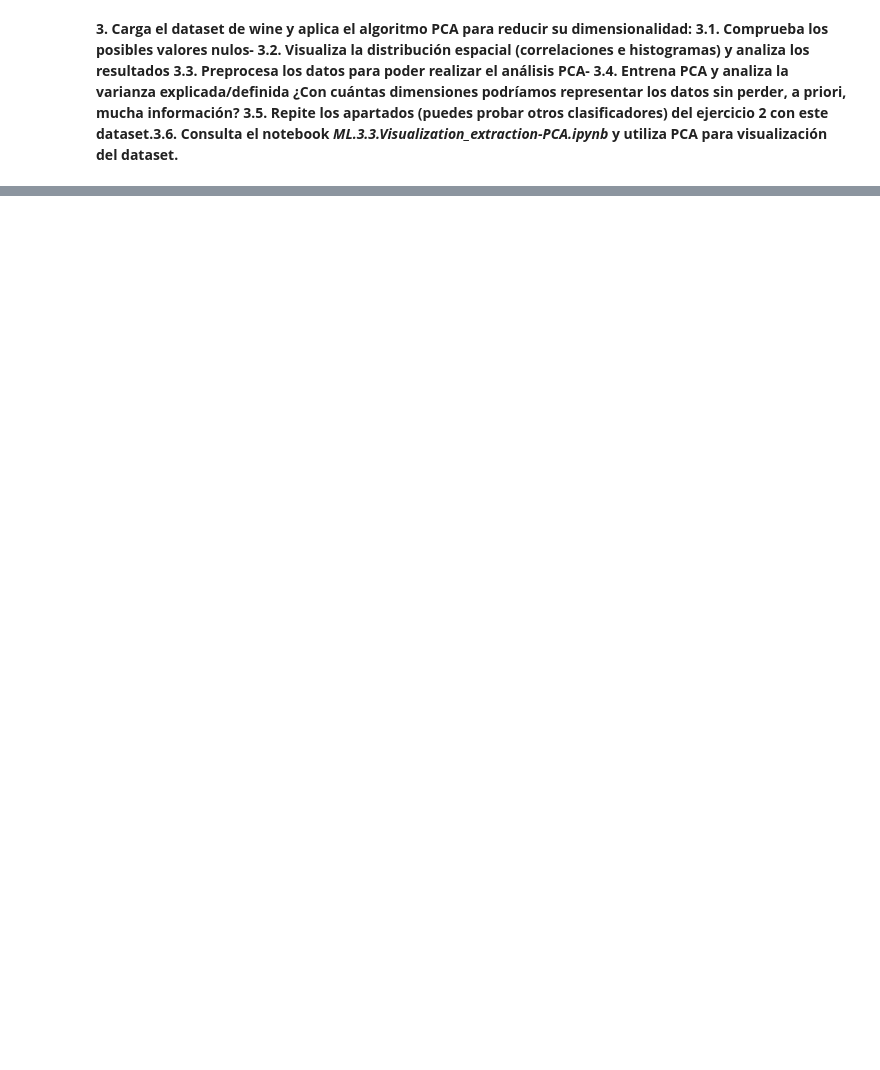
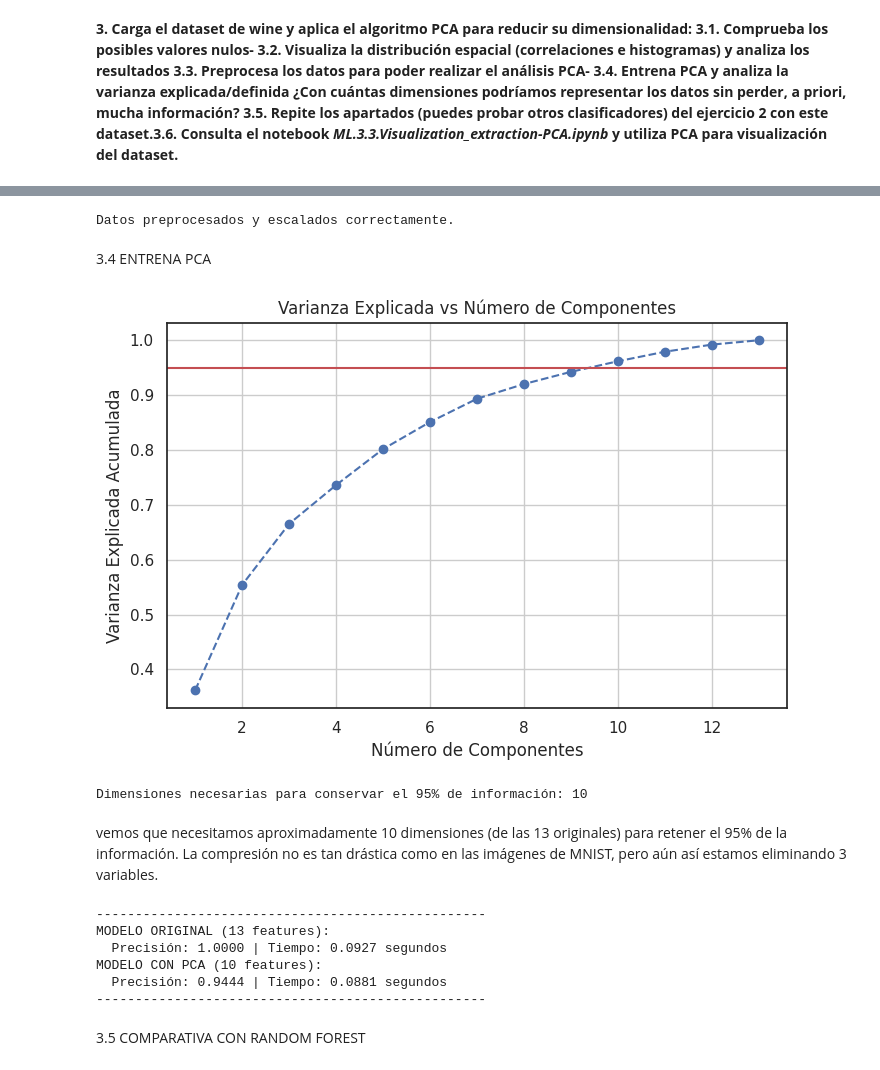
Before and after one commit to nickiiinicole/MACHINE_LEARNING_1UD, a Jupyter notebook: no-supervised/PCA-20260311/ML.3.3.Dim_Reduction-PCA.ipynb, the cells around one changed output, grey strips where cells are left out. Drawn from its saved outputs; the diff is of its cells as text; code cells hidden in the pictures; blank space fills up the shorter version.

```diff
--- a/no-supervised/PCA-20260311/ML.3.3.Dim_Reduction-PCA.ipynb
+++ b/no-supervised/PCA-20260311/ML.3.3.Dim_Reduction-PCA.ipynb
@@ -515,0 +578,78 @@ Precisión CON PCA  (Con reducción - 154 vars): 0.9458
+# %%
+from sklearn.preprocessing import StandardScaler
+
+scaler = StandardScaler()
+X_scaled = scaler.fit_transform(X)
+
+print("Datos preprocesados y escalados correctamente.")
+# %% [output]
+Datos preprocesados y escalados correctamente.
+# %% [markdown]
+3.4 ENTRENA PCA
+# %%
+pca_full = PCA()
+pca_full.fit(X_scaled)
+
+cumsum = np.cumsum(pca_full.explained_variance_ratio_)
+
+plt.figure(figsize=(8, 5))
+plt.plot(range(1, 14), cumsum, marker='o', linestyle='--')
+plt.axhline(y=0.95, color='r', linestyle='-')
+plt.xlabel('Número de Componentes')
+plt.ylabel('Varianza Explicada Acumulada')
+plt.title('Varianza Explicada vs Número de Componentes')
+plt.grid(True)
+plt.show()
+
+d_optimo = np.argmax(cumsum >= 0.95) + 1
+print(f"Dimensiones necesarias para conservar el 95% de información: {d_optimo}")
+# %% [output]
+[figure, added]
+Dimensiones necesarias para conservar el 95% de información: 10
+# %% [markdown]
+vemos que necesitamos aproximadamente 10 dimensiones (de las 13 originales) para retener el 95% de la información. La compresión no es tan drástica como en las imágenes de MNIST, pero aún así estamos eliminando 3 variables.
+# %%
+from sklearn.model_selection import train_test_split
+from sklearn.ensemble import RandomForestClassifier
+from sklearn.metrics import accuracy_score
+import time
+
+X_train, X_test, y_train, y_test = train_test_split(X_scaled, y, test_size=0.3, random_state=42)
+
+rf_orig = RandomForestClassifier(random_state=42)
+
+start_time = time.time()
+rf_orig.fit(X_train, y_train)
+time_orig = time.time() - start_time
+
+y_pred_orig = rf_orig.predict(X_test)
+acc_orig = accuracy_score(y_test, y_pred_orig)
+
+pca_95 = PCA(n_components=0.95)
+X_train_pca = pca_95.fit_transform(X_train)
+X_test_pca = pca_95.transform(X_test)
+
+rf_pca = RandomForestClassifier(random_state=42)
+
+start_time = time.time()
+rf_pca.fit(X_train_pca, y_train)
+time_pca = time.time() - start_time
+
+y_pred_pca = rf_pca.predict(X_test_pca)
+acc_pca = accuracy_score(y_test, y_pred_pca)
+
+print("-" * 50)
+print(f"MODELO ORIGINAL (13 features):")
+print(f"  Precisión: {acc_orig:.4f} | Tiempo: {time_orig:.4f} segundos")
+print(f"MODELO CON PCA ({pca_95.n_components_} features):")
+print(f"  Precisión: {acc_pca:.4f} | Tiempo: {time_pca:.4f} segundos")
+print("-" * 50)
+# %% [output]
+--------------------------------------------------
+MODELO ORIGINAL (13 features):
+  Precisión: 1.0000 | Tiempo: 0.0927 segundos
+MODELO CON PCA (10 features):
+  Precisión: 0.9444 | Tiempo: 0.0881 segundos
+--------------------------------------------------
+# %% [markdown]
+3.5 COMPARATIVA CON RANDOM FOREST
```
Also changed, not shown: parts of 28 cells of this notebook.
